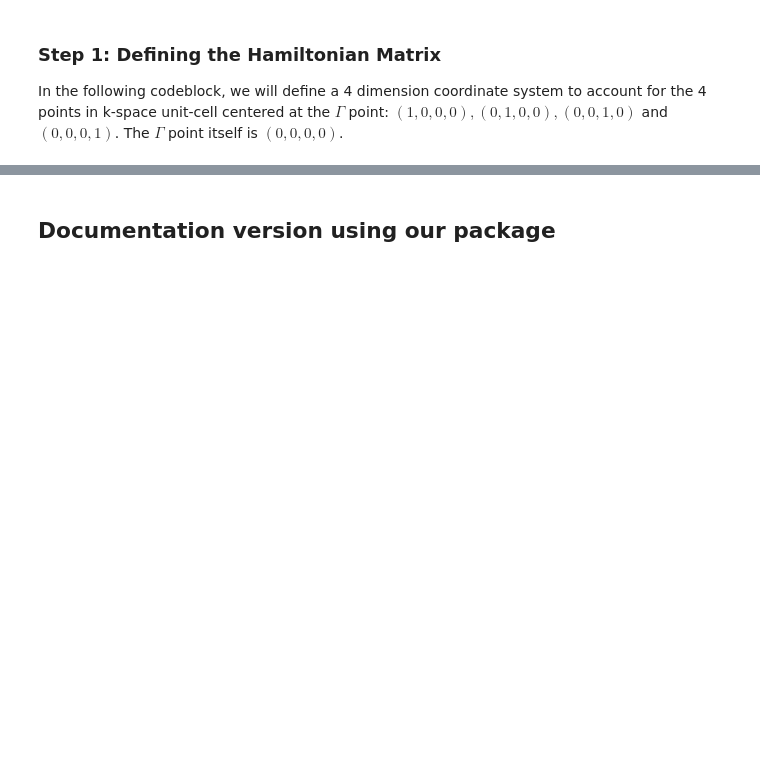
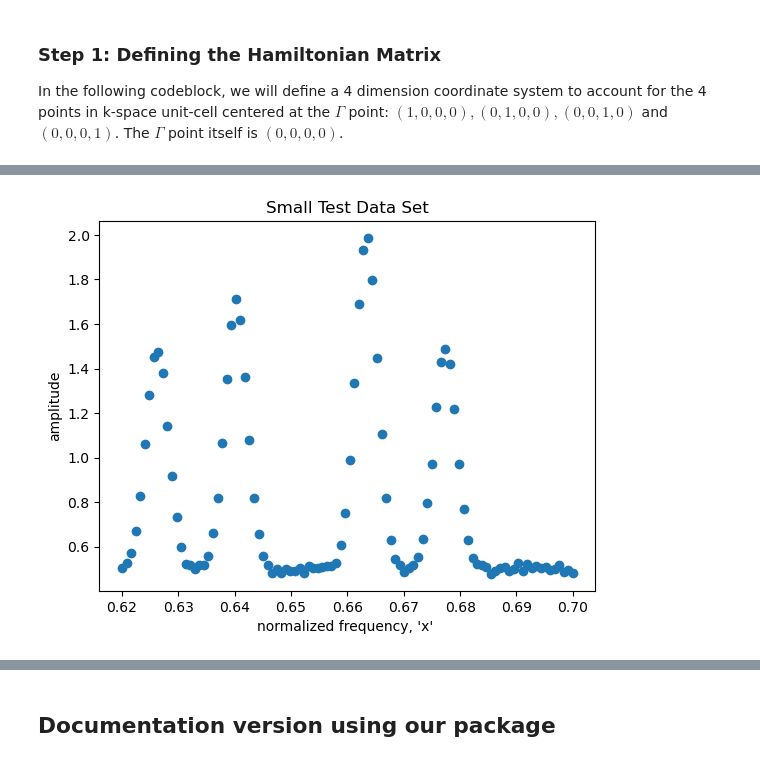
Before and after one commit to phys201/Hamiltonian-photonic-crystal, a Jupyter notebook: Documentation.ipynb, the cells around one changed output, grey strips where cells are left out. Drawn from its saved outputs; the diff is of its cells as text; code cells hidden in the pictures; blank space fills up the shorter version.

Commit message:
UpdateDocumentation
UpdateDocumentation so it includes the real data simulation

```diff
--- a/Documentation.ipynb
+++ b/Documentation.ipynb
@@ -242,0 +113,26 @@ Sampling 4 chains for 1_000 tune and 500 draw iterations (4_000 + 2_000 draws to
+# %%
+# create simulated data
+normf = np.linspace(0.62,0.70,100)    # normalized frequency, "x"
+noisey = np.random.normal(0, 0.01, 100)
+#set all hamiltonian parameters as constant (u20 = v11 in C4 symmetry)
+h11 = 0.007
+u20 = 1e-5
+
+#set all peak parameters as constant
+A0 = 0.5
+A1 = 1
+A2 = 1.5
+A3 = 1
+A4 = 1.2
+sigma_L = 0.002
+
+theta = [h11,u20,A0,A1,A2,A3,A4,sigma_L] #
+y0  = ham2(theta,normf)
+y = y0+noisey
+plt.title("Small Test Data Set")
+plt.xlabel("normalized frequency, 'x' ")
+plt.ylabel("amplitude")
+plt.scatter(normf,y);
+# save
+# %% [output]
+[figure, added]
```
Also changed, not shown: parts of 12 cells of this notebook, 1 other file.
